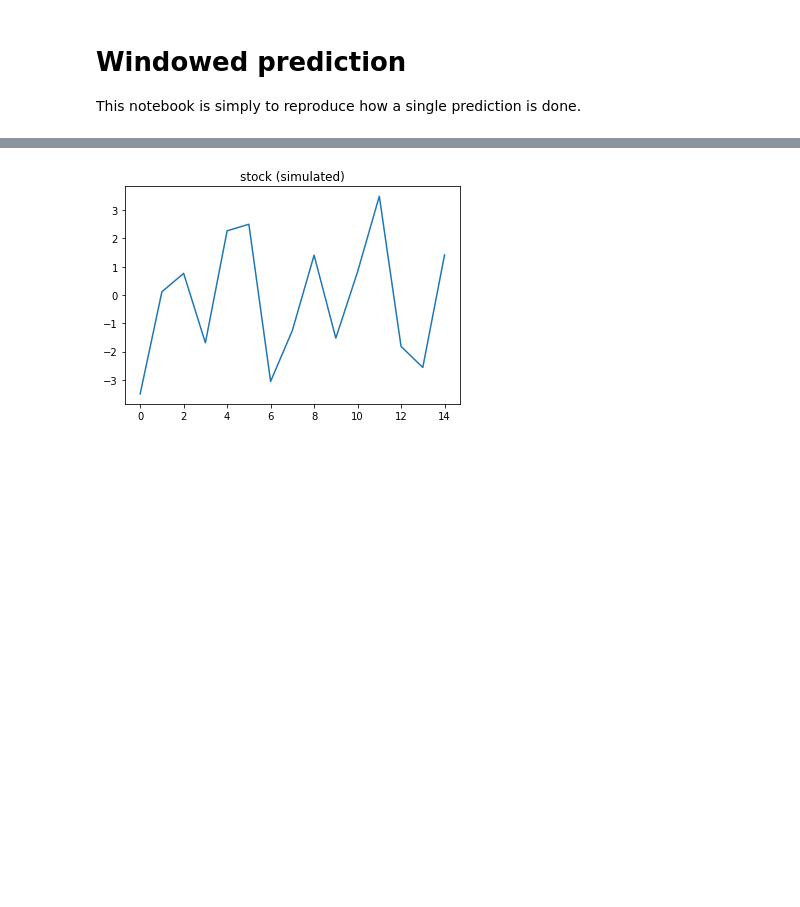
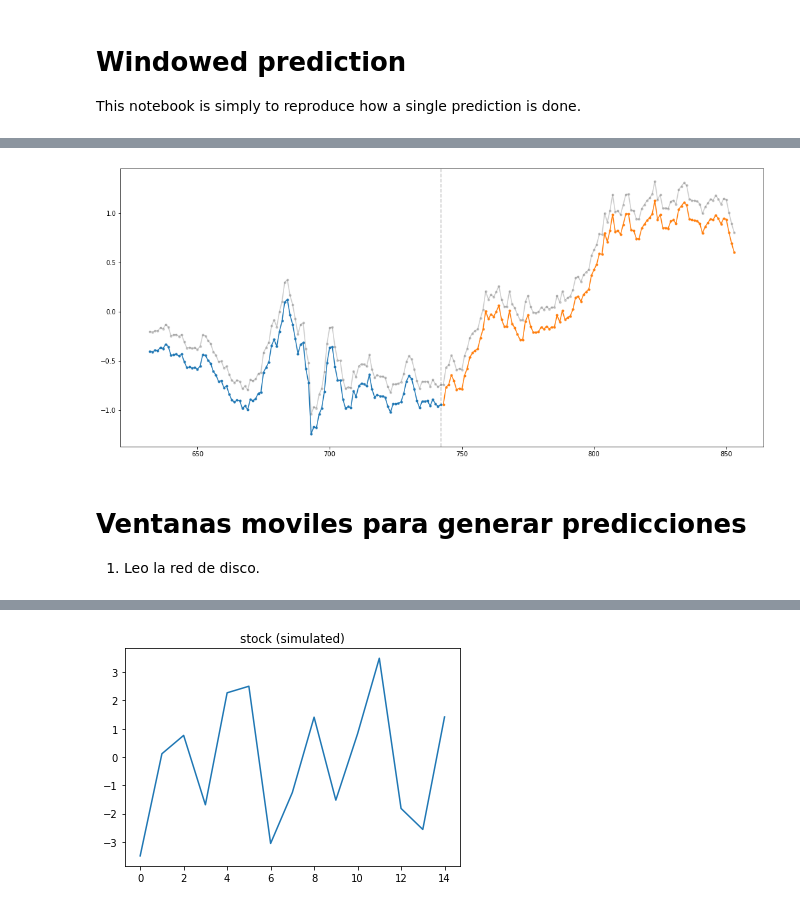
Before and after one commit to renero/trader, a Jupyter notebook: notebooks/windowed prediction.ipynb, the cells around one changed output, grey strips where cells are left out. Drawn from its saved outputs; the diff is of its cells as text; code cells hidden in the pictures; blank space fills up the shorter version.

```diff
--- a/notebooks/windowed prediction.ipynb
+++ b/notebooks/windowed prediction.ipynb
@@ -109,0 +106,19 @@ XT.shape[0] + Xt.shape[0]
+# %%
+plt.figure(figsize=(18, 8))
+plt.plot(
+    range(origin, n_ticks),
+    ticks.data.close.values[origin:] + 0.2,
+    color="grey",
+    alpha=0.4,
+    marker=".",
+)
+plt.axvline(fit - 1, alpha=0.2, color="k", linestyle="--")
+plt.plot(range(origin, lit + 1), ticks.data.close.values[origin : lit + 1], marker=".")
+plt.plot(range(fit, n_ticks), ticks.data.close.values[fit:n_ticks], marker=".")
+plt.show()
+# %% [output]
+[figure, added]
+# %% [markdown]
+# Ventanas moviles para generar predicciones
+
+1) Leo la red de disco.
```
Also changed, not shown: parts of 13 cells of this notebook, 6 other files.
